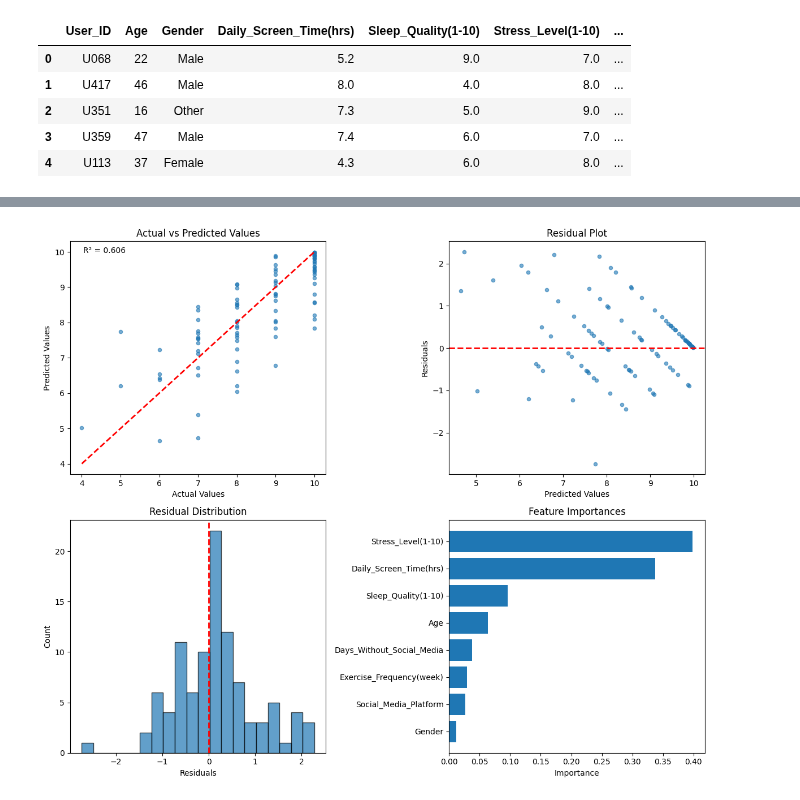
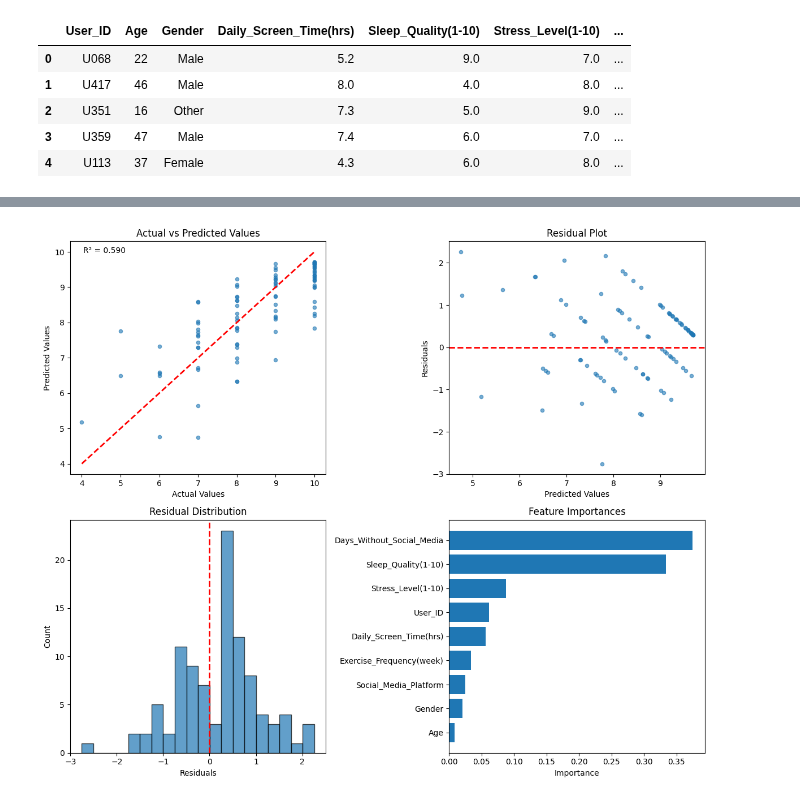
Before and after one commit to aileenkent/ds4021FinalProject, a Jupyter notebook: Notebooks/Evaluation.ipynb, the cells around one changed output, grey strips where cells are left out. Drawn from its saved outputs; the diff is of its cells as text; code cells hidden in the pictures.

```diff
--- a/Notebooks/Evaluation.ipynb
+++ b/Notebooks/Evaluation.ipynb
@@ -114,9 +97,14 @@ best_params = {
     'n_estimators': 200,
     'max_depth': 10,
     'min_samples_split': 5,
-    'min_samples_leaf': 2,
-    'random_state': 42
+    'min_samples_leaf': 1
 }
+
+
+pipe = Pipeline(steps=[
+    ('preprocessor', preprocessor),
+    ('rf', RandomForestRegressor(**best_params, random_state=1234))
+])
 
 print("Optimal hyperparameters from cross-validation:")
 print(best_params)
@@ -127,14 +119,14 @@ Optimal hyperparameters from cross-validation:
 # initialize and train best model on training set
 
 print("\nTraining final Random Forest model on entire training set...")
-final_rf = RandomForestRegressor(**best_params)
-final_rf.fit(X_train_encoded, y_train_encoded)
+
+pipe.fit(X_train, y_train)
 
 # Evaluate on training set (for reference)
-y_train_pred = final_rf.predict(X_train_encoded)
-train_mse = mean_squared_error(y_train_encoded, y_train_pred)
-train_r2 = r2_score(y_train_encoded, y_train_pred)
-train_mae = mean_absolute_error(y_train_encoded, y_train_pred)
+y_train_pred = pipe.predict(X_train)
+train_mse = mean_squared_error(y_train, y_train_pred)
+train_r2 = r2_score(y_train, y_train_pred)
+train_mae = mean_absolute_error(y_train, y_train_pred)
 
 print("\nTraining set performance (for reference):")
 print(f"  Mean Squared Error (MSE): {train_mse:.4f}")
@@ -150,13 +146,13 @@ Training set performance (for reference):
 # %%
 # Make predictions on test set
-y_test_pred = final_rf.predict(X_test_encoded)
+y_test_pred = pipe.predict(X_test)
 
 # Calculate evaluation metrics
-test_mse = mean_squared_error(y_test_encoded, y_test_pred)
+test_mse = mean_squared_error(y_test, y_test_pred)
 test_rmse = np.sqrt(test_mse)
-test_r2 = r2_score(y_test_encoded, y_test_pred)
-test_mae = mean_absolute_error(y_test_encoded, y_test_pred)
-residuals = y_test_encoded - y_test_pred
+test_r2 = r2_score(y_test, y_test_pred)
+test_mae = mean_absolute_error(y_test, y_test_pred)
+residuals = y_test.squeeze() - y_test_pred
 
 print("Test Set Evaluation Metrics:\n")
 print(f"Mean Squared Error (MSE): {test_mse:.4f}")
@@ -175,9 +180,9 @@ Mean Absolute Error (MAE): 0.6621
 fig, axes = plt.subplots(2, 2, figsize=(12, 10))
 
 # 1. Actual vs Predicted values (simple scatter)
-axes[0, 0].scatter(y_test_encoded, y_test_pred, alpha=0.6, s=20)
-axes[0, 0].plot([y_test_encoded.min(), y_test_encoded.max()],
-                [y_test_encoded.min(), y_test_encoded.max()],
+axes[0, 0].scatter(y_test, y_test_pred, alpha=0.6, s=20)
+axes[0, 0].plot([y_test.min(), y_test.max()],
+                [y_test.min(), y_test.max()],
                 'r--', lw=2)
 axes[0, 0].set_xlabel('Actual Values')
 axes[0, 0].set_ylabel('Predicted Values')
@@ -185,36 +190,36 @@ axes[0, 0].set_title('Actual vs Predicted Values')
 axes[0, 0].text(0.05, 0.95, f'R² = {test_r2:.3f}',
                 transform=axes[0, 0].transAxes, fontsize=10)
 
 # 2. Residual plot (simple)
 axes[0, 1].scatter(y_test_pred, residuals, alpha=0.6, s=20)
 axes[0, 1].axhline(y=0, color='r', linestyle='--', lw=2)
 axes[0, 1].set_xlabel('Predicted Values')
 axes[0, 1].set_ylabel('Residuals')
 axes[0, 1].set_title('Residual Plot')
 
 # 3. Distribution of residuals (simple histogram)
 axes[1, 0].hist(residuals, bins=20, edgecolor='black', alpha=0.7)
 axes[1, 0].axvline(x=0, color='r', linestyle='--', lw=2)
 axes[1, 0].set_xlabel('Residuals')
 axes[1, 0].set_ylabel('Count')
 axes[1, 0].set_title('Residual Distribution')
 
 # 4. Feature importance (simple horizontal bars)
-importances = final_rf.feature_importances_
-feature_names = X_train_encoded.columns
+importances = pipe.named_steps['rf'].feature_importances_
+feature_names = X_train.columns
 feature_importances = pd.Series(importances, index=feature_names).sort_values(ascending=True)
 
 axes[1, 1].barh(range(len(feature_importances)), feature_importances.values)
 axes[1, 1].set_yticks(range(len(feature_importances)))
 axes[1, 1].set_yticklabels(feature_importances.index)
 axes[1, 1].set_xlabel('Importance')
 axes[1, 1].set_title('Feature Importances')
 
 plt.tight_layout()
 plt.savefig('../Outputs/final_test_evaluation.png', dpi=150, bbox_inches='tight')
 plt.show()
 # %% [output]
-[figure, old version]
+[figure, new version]
 # %%
 # Create a summary table
 summary_data = {
```
Also changed, not shown: parts of 13 cells of this notebook, 9 other files.
